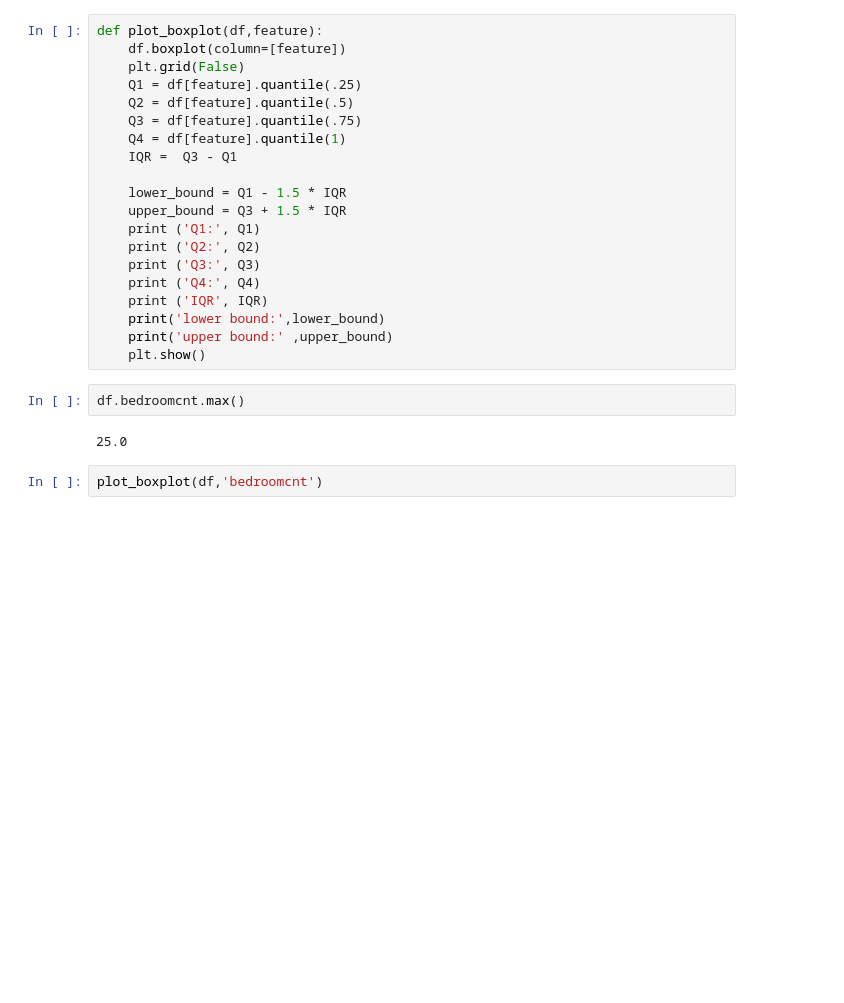
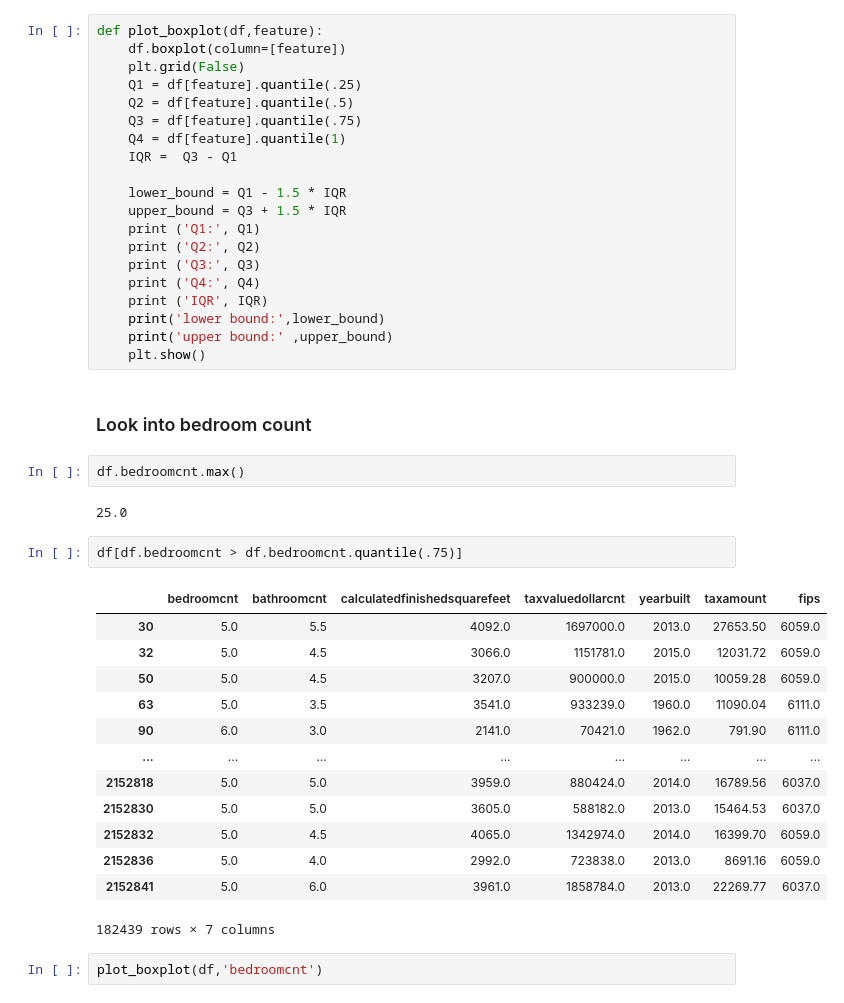
Before and after one commit to Yvette-Ibarra/regression-exercises, a Jupyter notebook: wrangle.ipynb, the cells around one changed output. Saved outputs shown, nothing was run; the diff lists cells and outputs as text; blank space fills up the shorter version.

```diff
--- a/wrangle.ipynb
+++ b/wrangle.ipynb
@@ -61,10 +61,28 @@ def plot_boxplot(df,feature):
     print('lower bound:',lower_bound)
     print('upper bound:' ,upper_bound)
     plt.show()
+# %% [markdown]
+### Look into bedroom count
 # %%
 df.bedroomcnt.max()
 # %% [output]
 25.0
+# %%
+df[df.bedroomcnt > df.bedroomcnt.quantile(.75)]
+# %% [output]
+|  | bedroomcnt | bathroomcnt | calculatedfinishedsquarefeet | taxvaluedollarcnt | yearbuilt | taxamount | fips |
+| 30 | 5.0 | 5.5 | 4092.0 | 1697000.0 | 2013.0 | 27653.50 | 6059.0 |
+| 32 | 5.0 | 4.5 | 3066.0 | 1151781.0 | 2015.0 | 12031.72 | 6059.0 |
+| 50 | 5.0 | 4.5 | 3207.0 | 900000.0 | 2015.0 | 10059.28 | 6059.0 |
+| 63 | 5.0 | 3.5 | 3541.0 | 933239.0 | 1960.0 | 11090.04 | 6111.0 |
+| 90 | 6.0 | 3.0 | 2141.0 | 70421.0 | 1962.0 | 791.90 | 6111.0 |
+| ... | ... | ... | ... | ... | ... | ... | ... |
+| 2152818 | 5.0 | 5.0 | 3959.0 | 880424.0 | 2014.0 | 16789.56 | 6037.0 |
+| 2152830 | 5.0 | 5.0 | 3605.0 | 588182.0 | 2013.0 | 15464.53 | 6037.0 |
+| 2152832 | 5.0 | 4.5 | 4065.0 | 1342974.0 | 2014.0 | 16399.70 | 6059.0 |
+| 2152836 | 5.0 | 4.0 | 2992.0 | 723838.0 | 2013.0 | 8691.16 | 6059.0 |
+| 2152841 | 5.0 | 6.0 | 3961.0 | 1858784.0 | 2013.0 | 22269.77 | 6037.0 |
+182439 rows × 7 columns
 # %%
 plot_boxplot(df,'bedroomcnt')
 # %% [output]
```
Also changed, not shown: parts of 12 cells of this notebook.
